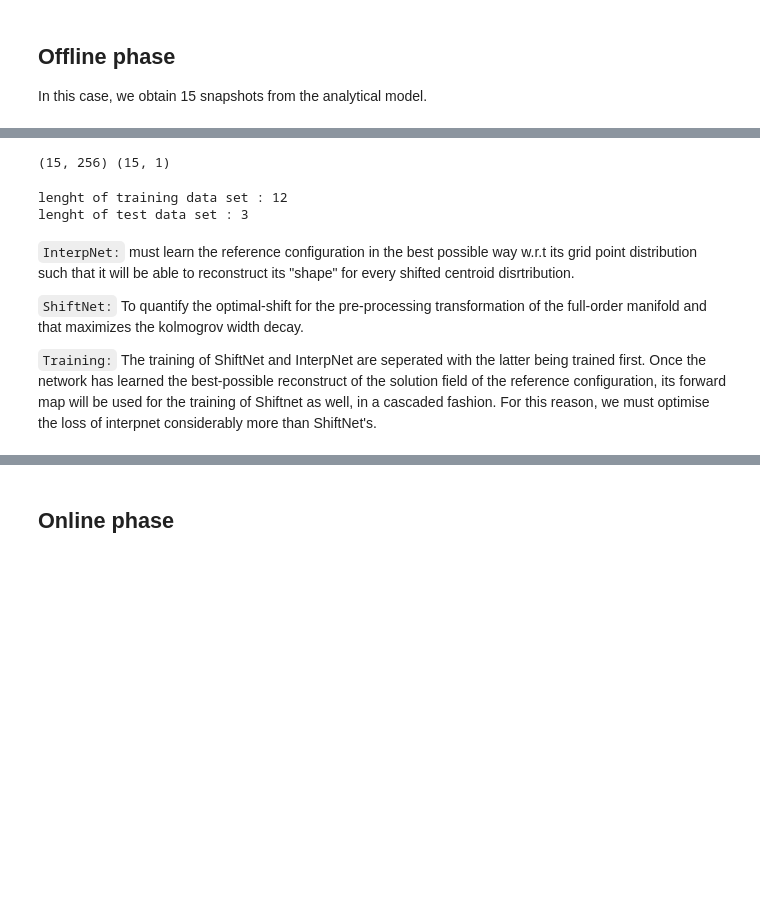
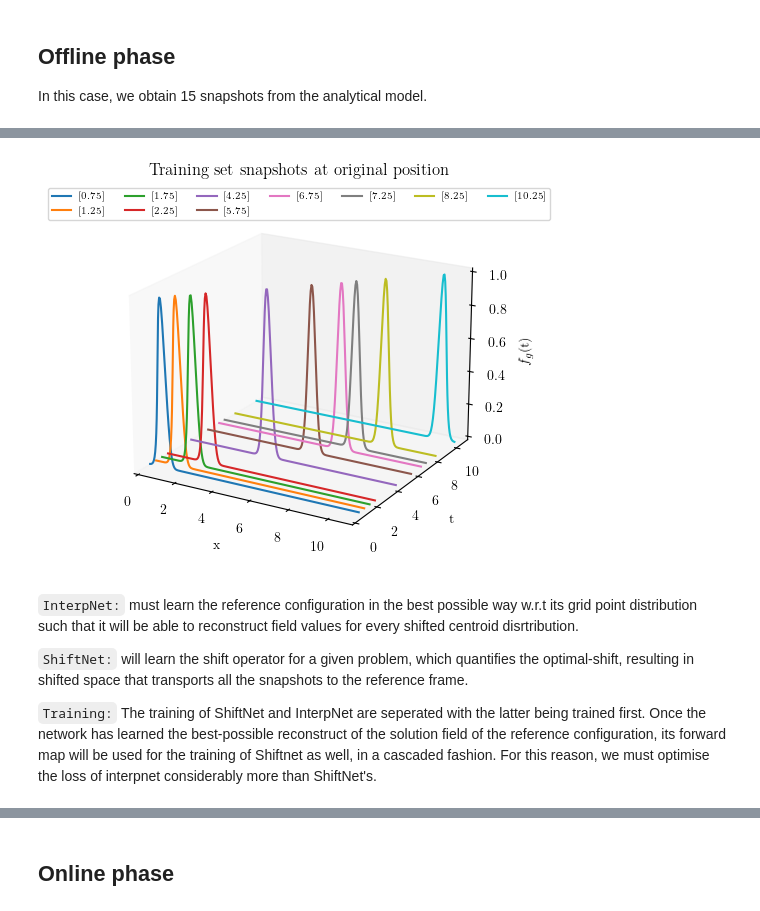
Before and after one commit to mathLab/EZyRB, a Jupyter notebook: tutorials/tutorial-3.ipynb, the cells around one changed output, grey strips where cells are left out. Drawn from its saved outputs; the diff is of its cells as text; code cells hidden in the pictures; blank space fills up the shorter version.

```diff
--- a/tutorials/tutorial-3.ipynb
+++ b/tutorials/tutorial-3.ipynb
@@ -75,20 +117,27 @@ for param in params:
 # %%
-snap = db.snapshots_matrix
-pa = db.parameters_matrix
-print(snap.shape, pa.shape)
+#%% 3D PLOT : db_train snpashots at original position
+fig2 = plt.figure(figsize=(5,5))
+ax = fig2.add_subplot(111, projection='3d')
+
+for i in range(len(db_train)):
+    ax.plot(space,(db_train.parameters_matrix[i]*np.ones(space.shape)), db_train.snapshots_matrix[i], label = db_train.parameters_matrix[i])
+ax.set_xlabel('x')
+ax.set_ylabel('t')
+ax.set_zlabel('$f_{g}$(t)')
+ax.set_xlim(0,11)
+ax.set_ylim(0,11)
+ax.set_zlim(0,1)
+ax.legend(loc="upper center", ncol=7, prop = { "size": 7})
+ax.grid(False)
+ax.view_init(elev=20, azim=-60, roll=0)
+ax.set_title("Training set snapshots at original position")
+plt.show()
 # %% [output]
-(15, 256) (15, 1)
+[figure, added]
-# %%
-db_train, db_test = db.split([len(db)-3, 3])
-print("lenght of training data set :", len(db_train))
-print("lenght of test data set :", len(db_test))
-# %% [output]
-lenght of training data set : 12
-lenght of test data set : 3
 # %% [markdown]
-`InterpNet:` must learn the reference configuration in the best possible way w.r.t its grid point distribution such that it will be able to reconstruct its "shape" for every shifted centroid disrtribution.
+`InterpNet:` must learn the reference configuration in the best possible way w.r.t its grid point distribution such that it will be able to reconstruct field values for every shifted centroid disrtribution.
 
-`ShiftNet:` To quantify the optimal-shift for the pre-processing transformation of the full-order manifold and that maximizes the kolmogrov width decay.
+`ShiftNet:` will learn the shift operator for a given problem, which quantifies the optimal-shift, resulting in shifted space that transports all the snapshots to the reference frame.
 
 `Training:` The training of ShiftNet and InterpNet are seperated with the latter being trained first. Once the network has learned the best-possible reconstruct of the solution field of the reference configuration, its forward map will be used for the training of Shiftnet as well, in a cascaded fashion. For this reason, we  must optimise the loss of interpnet considerably  more than ShiftNet's.
 # %%
```
Also changed, not shown: parts of 18 cells of this notebook.
